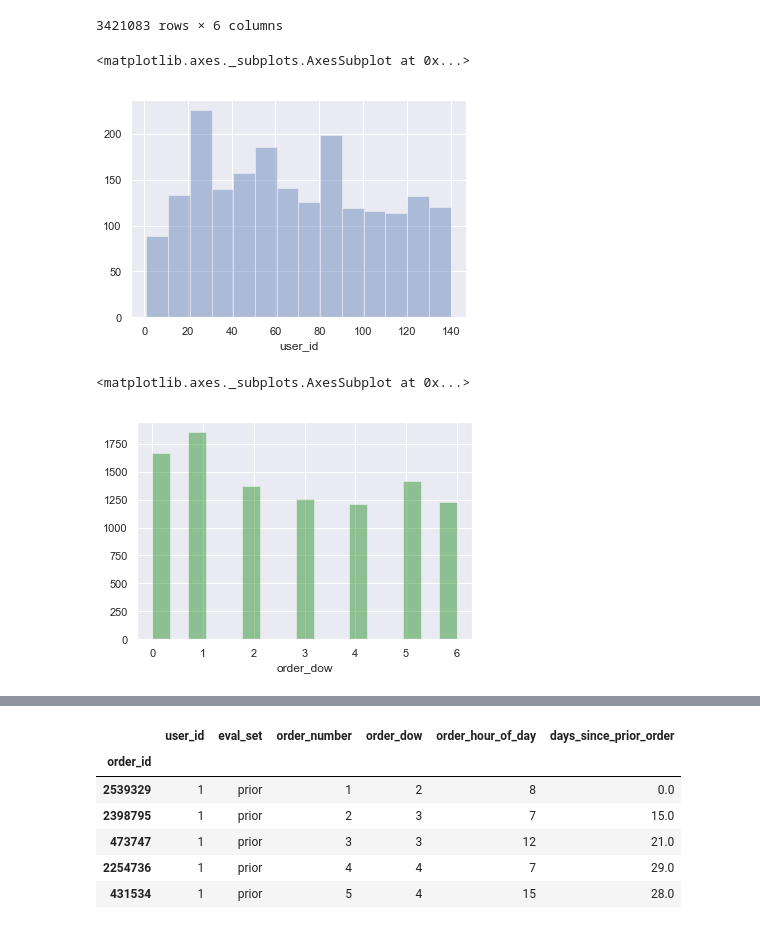
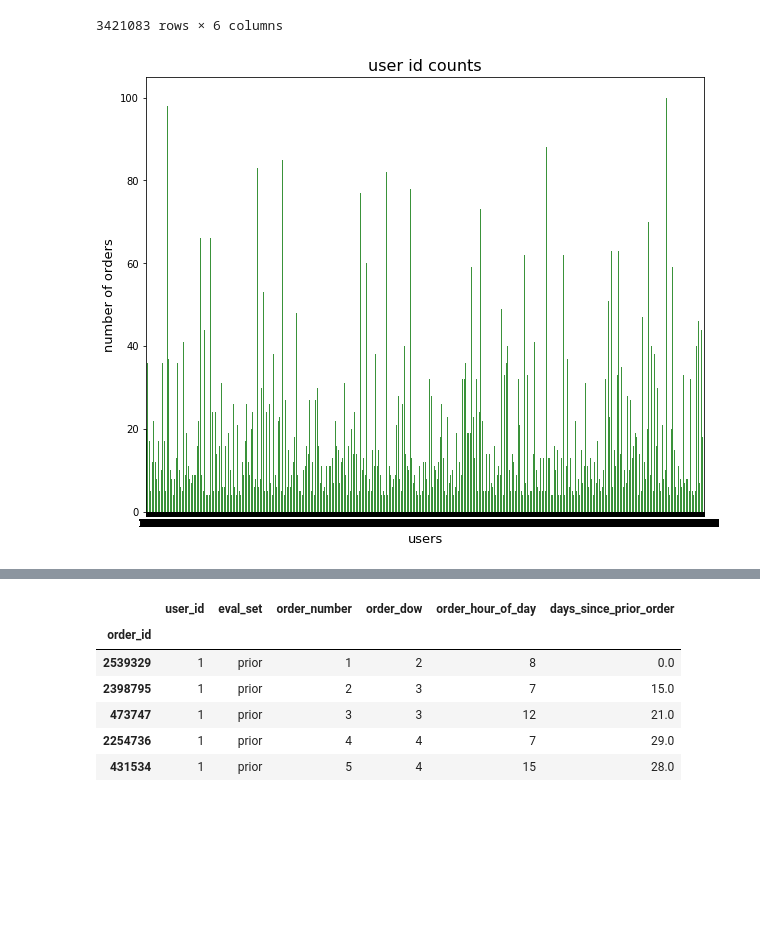
Before and after one commit to SamSamhuns/instacart_market_basket_analysis, a Jupyter notebook: instacart_data_analysis.ipynb, the cells around one changed output, grey strips where cells are left out. Saved outputs shown, nothing was run; the diff lists cells and outputs as text; code cells hidden in the pictures; blank space fills up the shorter version.

```diff
--- a/instacart_data_analysis.ipynb
+++ b/instacart_data_analysis.ipynb
@@ -15,6 +15,8 @@ import pandas as pd
 import seaborn as sns
 import matplotlib.pyplot as plt
 from sklearn.neighbors import KNeighborsClassifier
+
+color = sns.color_palette()
 %matplotlib inline
 # %% [markdown]
 ## Downloading Instacart data using the Kaggle API
@@ -170,16 +172,3 @@ orders
 | 2977660 | 206209 | prior | 13 | 1 | 12 | 7.0 |
 | 272231 | 206209 | train | 14 | 6 | 14 | 30.0 |
 3421083 rows × 6 columns
-# %%
-sns.set(color_codes=True)
-xd = orders.iloc[0:2000,0] # order_id
-sns.distplot(xd, kde=False)
-# %% [output]
-<matplotlib.axes._subplots.AxesSubplot at 0x...>
-[figure, removed]
-# %%
-x = orders.iloc[0:10000,3]
-sns.distplot(x, kde=False, color="green")
-# %% [output]
-<matplotlib.axes._subplots.AxesSubplot at 0x...>
-[figure, removed]
@@ -188,0 +175,16 @@ sns.distplot(x, kde=False, color="green")
+# %%
+def hist_count_plots(dframe, x_axis, _title, _xlabel, _ylabel, color_index ):
+    plt.figure(figsize=(10,8))
+    sns.countplot(x=x_axis, data=dframe, color=color[color_index])
+    plt.title(_title, fontsize=16)
+    plt.xlabel(_xlabel, fontsize=13)
+    plt.ylabel(_ylabel, fontsize=13)
+
+#     if x_axis == "order_dow":
+    plt.xticks = ["Saturday", "Sunday", "Monday", "Tuesday", "Wednesday", "Thursday", "Friday"]
+
+    plt.show()
+# %%
+hist_count_plots( orders.iloc[:1000000,:], 'user_id', 'user id counts', "users", "number of orders", 2 )
+# %% [output]
+[figure, added]
```
Also changed, not shown: parts of 8 cells of this notebook.
